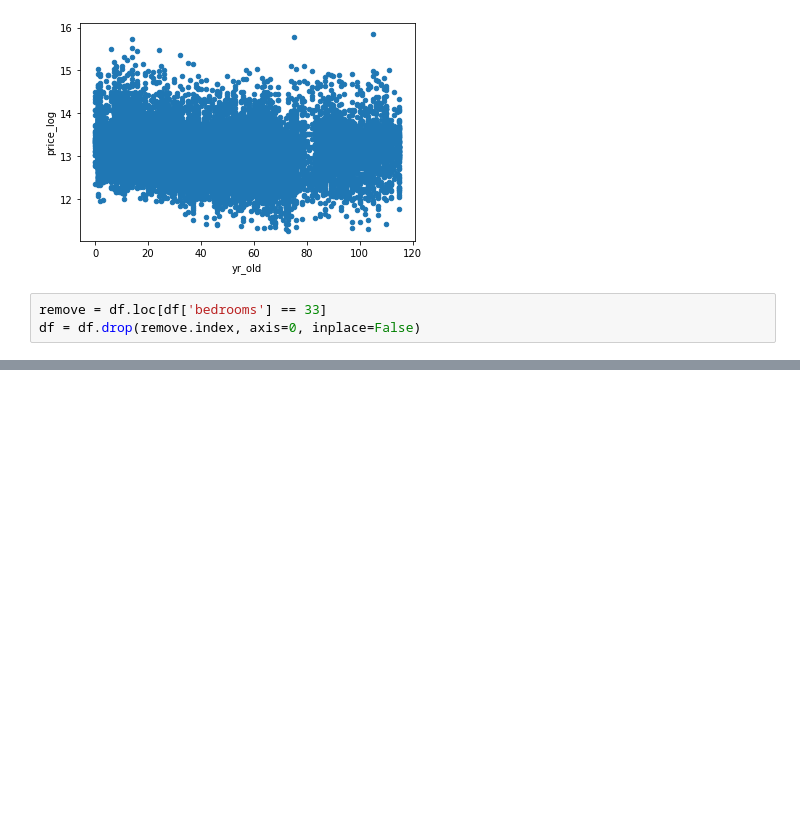
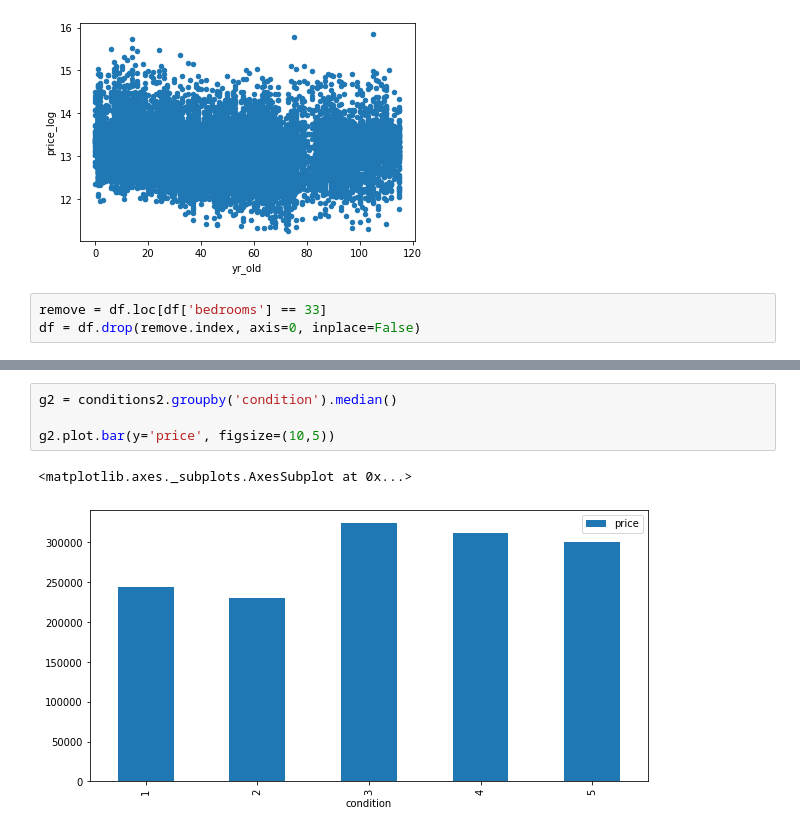
Before and after one commit to nismotie/Analysis-of-Seattle-Housing-Data, a Jupyter notebook: Model_update.ipynb, the cells around one changed output, grey strips where cells are left out. Drawn from its saved outputs; the diff is of its cells as text; blank space fills up the shorter version.

```diff
--- a/Model_update.ipynb
+++ b/Model_update.ipynb
@@ -163,0 +173,7 @@ g1.plot.bar(y='price')
+# %%
+g2 = conditions2.groupby('condition').median()
+
+g2.plot.bar(y='price', figsize=(10,5))
+# %% [output]
+<matplotlib.axes._subplots.AxesSubplot at 0x...>
+[figure, added]
```
Also changed, not shown: parts of 13 cells of this notebook.
